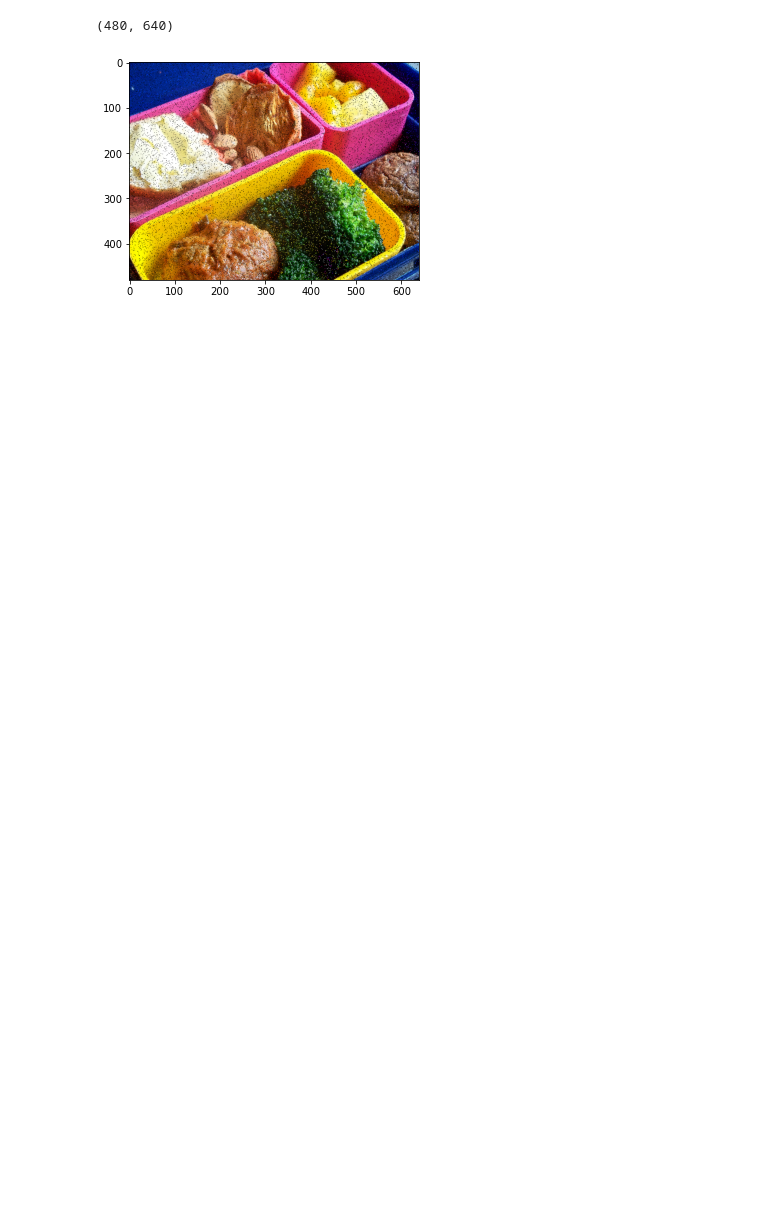
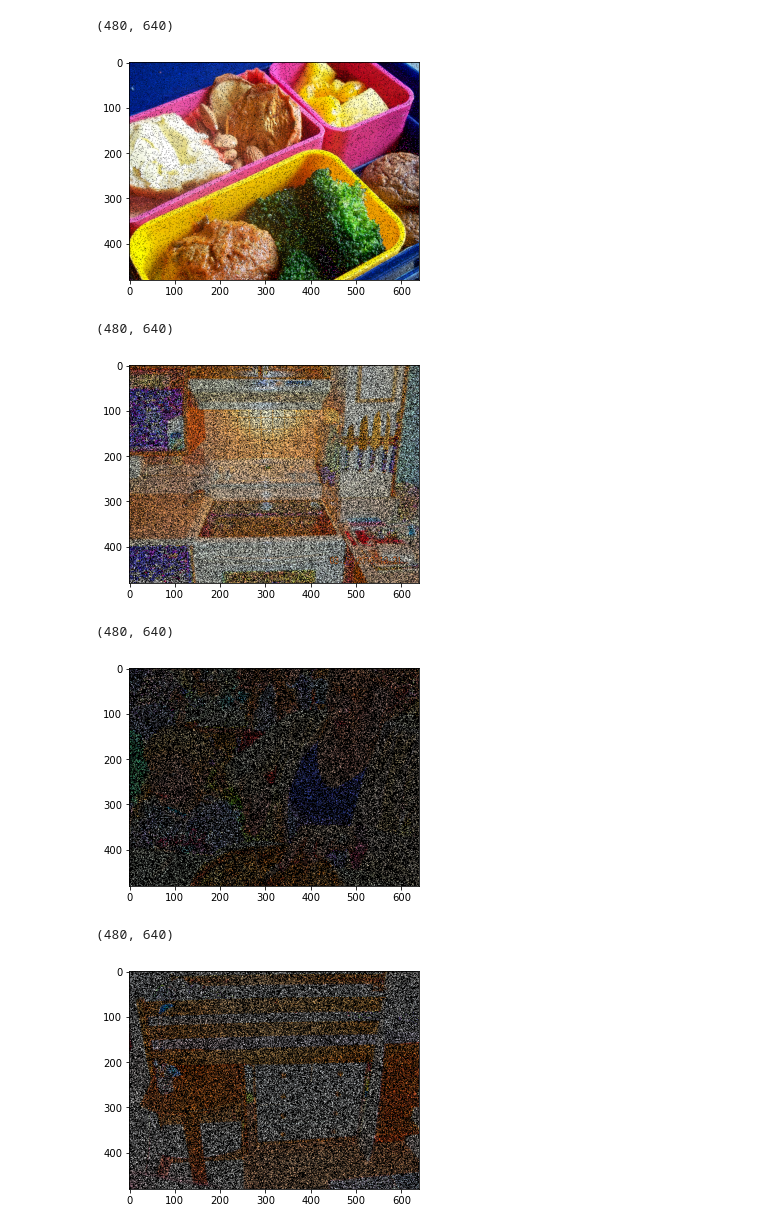
Before and after one commit to ang-jae/Noise-reduction, a Jupyter notebook: add_noise.ipynb, the cells around one changed output. Drawn from its saved outputs; the diff is of its cells as text; code cells hidden in the pictures; blank space fills up the shorter version.

```diff
--- a/add_noise.ipynb
+++ b/add_noise.ipynb
@@ -7,44 +8,59 @@ import matplotlib.pyplot as plt
 # %%
-#read image
-src = cv2.imread("train2017/000000000009.jpg", cv2.IMREAD_COLOR)
-hsv = cv2.cvtColor(src, cv2.COLOR_BGR2HSV)
-h, s, v = cv2.split(hsv)
+path = "train2020/"
+dirs = os.listdir(path)
 
-'''
-cv2.imshow("h", h)
-cv2.imshow("s", s)
-cv2.imshow("v", v)
-cv2.waitKey(0)
-cv2.destroyAllWindows()
-'''
 #add noise to V value
 def add_noise(v, prob):
     output = np.zeros(v.shape, np.uint8)
 
     thres = 1 - prob
-    for i in range(len(v)): # 480
-        for j in range(len(v[1])): # 640
+    for i in range(len(v)):
+        for j in range(len(v[1])):
             rdn = random.random()
             if rdn < prob:
                 output[i][j] = 0
             elif rdn > thres:
                 output[i][j] = 255
             else:
                 output[i][j] = v[i][j]
     print(output.shape)
     return output
 
-output = add_noise(v, 0.05)
-img = cv2.merge([h, s, output])
-img = cv2.cvtColor(img, cv2.COLOR_HSV2BGR)
+for filename in sorted(dirs):
+    #read image
 
-#**OpenCV에서는 BGR, matplot에서는 RGB이기 때문에 이상하게 표시된다 -> RGB로 변환**#
-B, G, R = cv2.split(img)
-img = cv2.merge([R, G, B])
-plt.imshow(img)
-plt.show()
+    '''for filename in sorted(dirs):
+        print(filename)'''
 
-#cv2.imwrite("sample", output, [cv2.IMWRITE_JPEG_QUALITY, 10])
+    src = cv2.imread(path + filename, cv2.IMREAD_COLOR)
+    hsv = cv2.cvtColor(src, cv2.COLOR_BGR2HSV)
+    h, s, v = cv2.split(hsv)
+    '''
+    cv2.imshow("h", h)
+    cv2.imshow("s", s)
+    cv2.imshow("v", v)
+    cv2.waitKey(0)
+    cv2.destroyAllWindows()
+    '''
+    rate = random.random()
+    output = add_noise(v, rate)
+    img = cv2.merge([h, s, output])
+    img = cv2.cvtColor(img, cv2.COLOR_HSV2BGR)
+    count += 1
+
+    #**OpenCV에서는 BGR, matplot에서는 RGB이기 때문에 이상하게 표시된다 -> RGB로 변환**#
+    B, G, R = cv2.split(img)
+    img = cv2.merge([R, G, B])
+    plt.imshow(img)
+    plt.show()
+
+    cv2.imwrite("%s"%filename, output)
 # %% [output]
 (480, 640)
-[figure, old version]
+[figure, new version]
+(480, 640)
+[figure, added]
+(480, 640)
+[figure, added]
+(480, 640)
+[figure, added]
```
Also changed, not shown: parts of 2 cells of this notebook.
